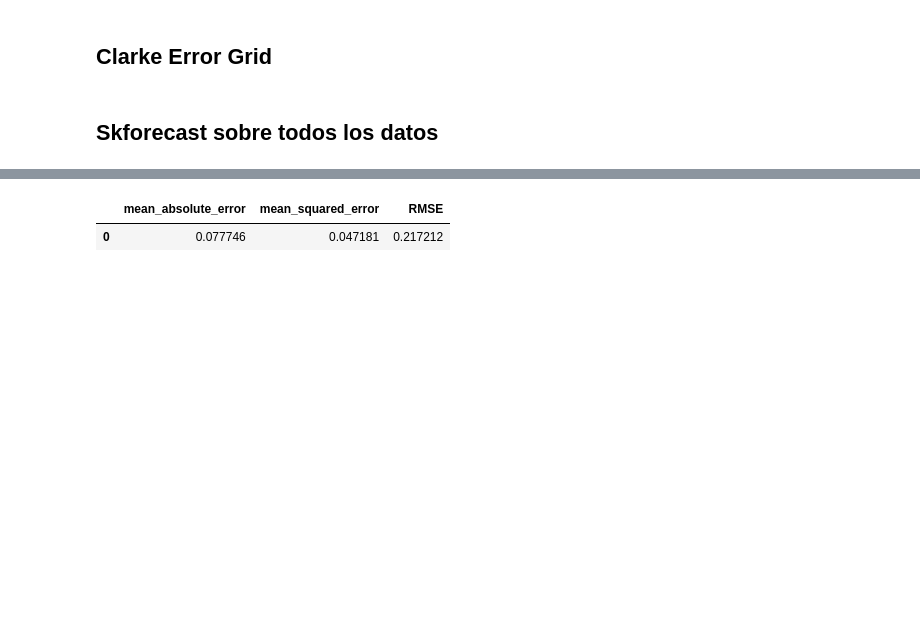
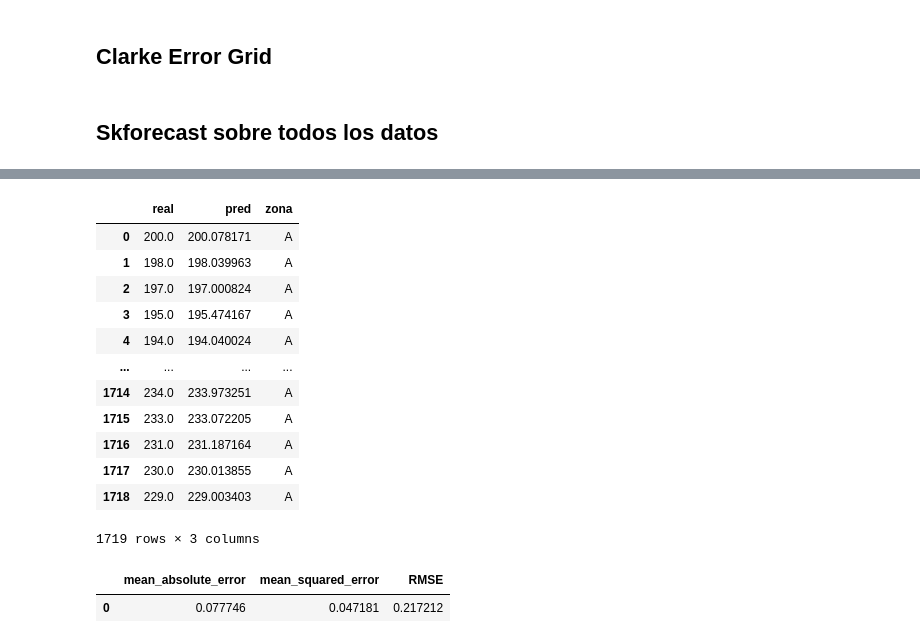
Before and after one commit to WillyFtAb/TFG-GIS-Predictor-glucosa, a Jupyter notebook: Pruebas/estadisticas.ipynb, the cells around one changed output, grey strips where cells are left out. Cells and saved outputs as stored; diff of their text form; code cells hidden in the pictures; blank space fills up the shorter version.

Commit message:
Resultados XGBoost S3
Archivos resultados predictor pacientes simulacion 3

```diff
--- a/Pruebas/estadisticas.ipynb
+++ b/Pruebas/estadisticas.ipynb
@@ -1000,10 +1000,10 @@ print("\nBest hyperparameters per horizon:")
 for horizon_name, params in best_params.items():
     print(f"  {horizon_name}: {params}")
 
-with open(BEST_PARAMS_PATH, "wb") as f:
-    pickle.dump(best_params, f, protocol=pickle.HIGHEST_PROTOCOL)
+# with open(BEST_PARAMS_PATH, "wb") as f:
+#     pickle.dump(best_params, f, protocol=pickle.HIGHEST_PROTOCOL)
 
-print(f"✓ Hiperparámetros guardados en {BEST_PARAMS_PATH}")
+# print(f"✓ Hiperparámetros guardados en {BEST_PARAMS_PATH}")
 # %% [output]
 ============================================================
 HYPERPARAMETER OPTIMIZATION
@@ -1058,7 +1057,7 @@ print("BACKTESTING")
 print("=" * 60)
 
 # ── PARÁMETRO A CAMBIAR EN CADA EJECUCIÓN ────────────────────────────
-SIM_ID_ACTUAL = 2
+SIM_ID_ACTUAL = 4
 
 # Cargar hiperparámetros desde disco
 with open(BEST_PARAMS_PATH, "rb") as f:
@@ -1290,3 +1276,24 @@ MAE=0.18 mg/dL | RMSE=0.34 mg/dL | A=100.0% | A+B=100.0% | D+E=0.0%
+# %%
+
+r_prueba = RESULTS_DIR / f"xgb_15min_p03_s3.pkl"
+with open(r_prueba, "rb") as f:
+    p = pickle.load(f)
+# %%
+p['df_clarke']
+# %% [output]
+|  | real | pred | zona |
+| 0 | 200.0 | 200.078171 | A |
+| 1 | 198.0 | 198.039963 | A |
+| 2 | 197.0 | 197.000824 | A |
+| 3 | 195.0 | 195.474167 | A |
+| 4 | 194.0 | 194.040024 | A |
+| ... | ... | ... | ... |
+| 1714 | 234.0 | 233.973251 | A |
+| 1715 | 233.0 | 233.072205 | A |
+| 1716 | 231.0 | 231.187164 | A |
+| 1717 | 230.0 | 230.013855 | A |
+| 1718 | 229.0 | 229.003403 | A |
+1719 rows × 3 columns
 # %%
 display(metrics.head())
 display(predictions.head())
```
Also changed, not shown: parts of 3 cells of this notebook, 40 other files.
